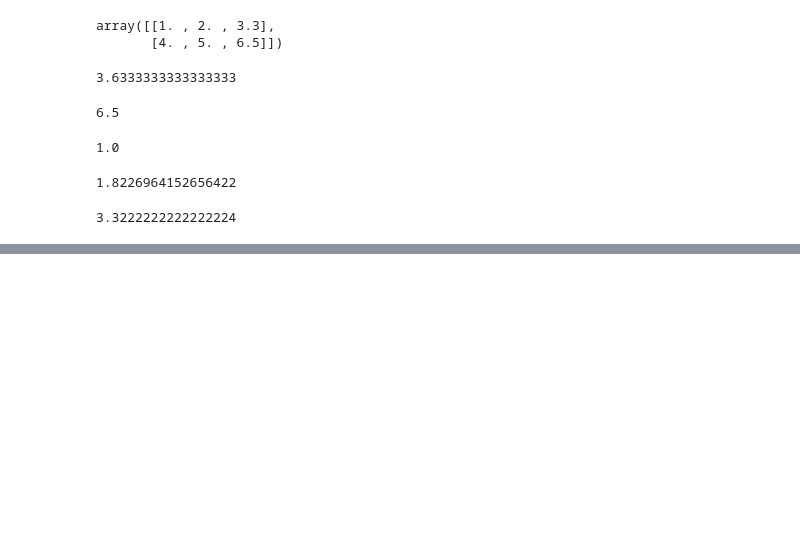
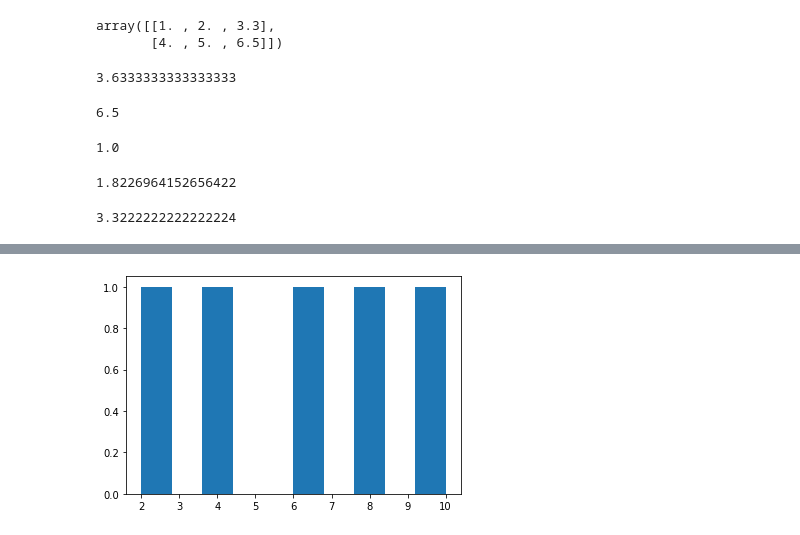
Before and after one commit to af-kuas/Proje-ve-Calimalar, a Jupyter notebook: ML - Numpy/introduction-to-numpy-mine.ipynb, the cells around one changed output, grey strips where cells are left out. Saved outputs shown, nothing was run; the diff lists cells and outputs as text; code cells hidden in the pictures; blank space fills up the shorter version.

```diff
--- a/ML - Numpy/introduction-to-numpy-mine.ipynb
+++ b/ML - Numpy/introduction-to-numpy-mine.ipynb
@@ -459,0 +488,5 @@ np.var(a2)
+# %%
+plt.hist(low_var_array)
+plt.show()
+# %% [output]
+[figure, added]
```
Also changed, not shown: parts of 12 cells of this notebook.
